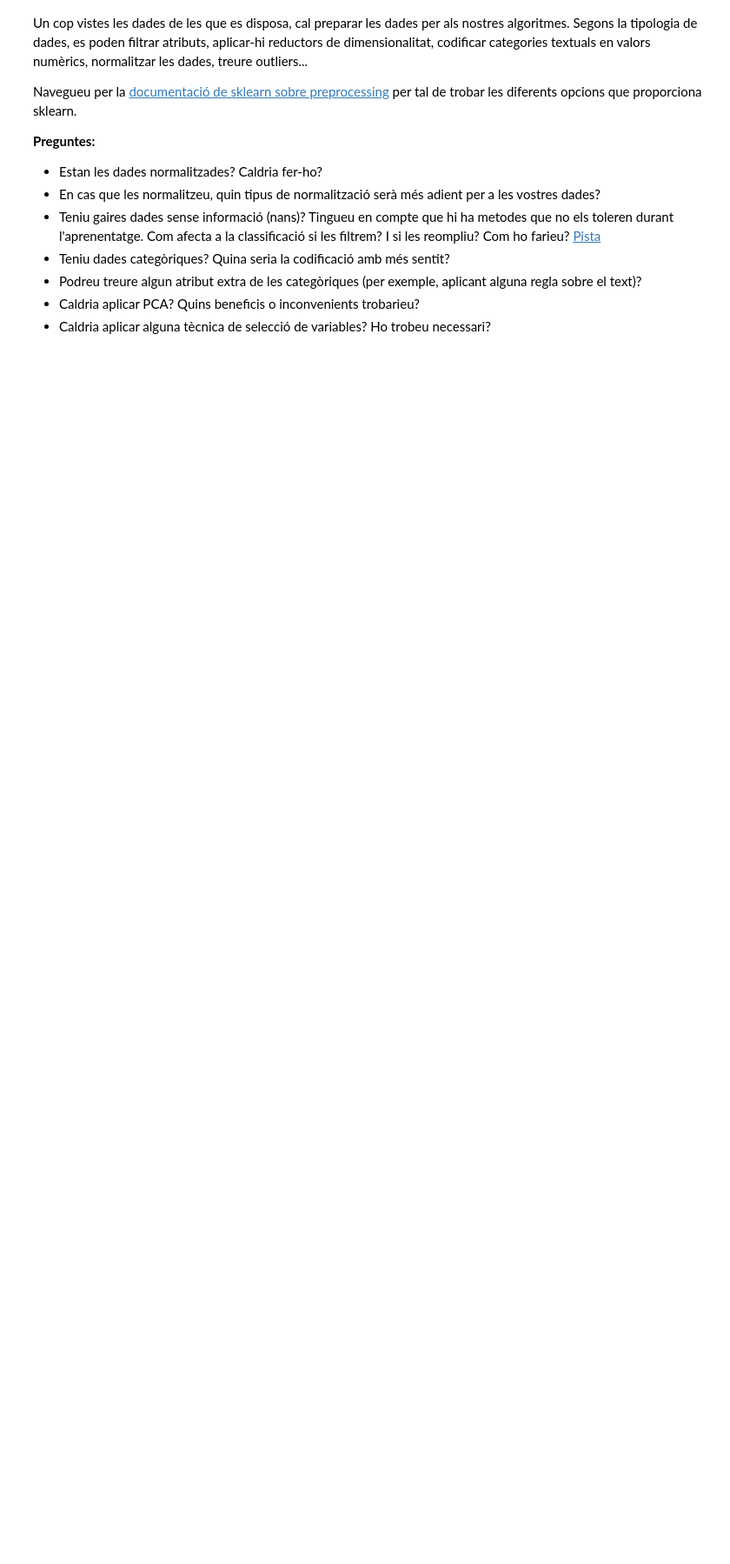
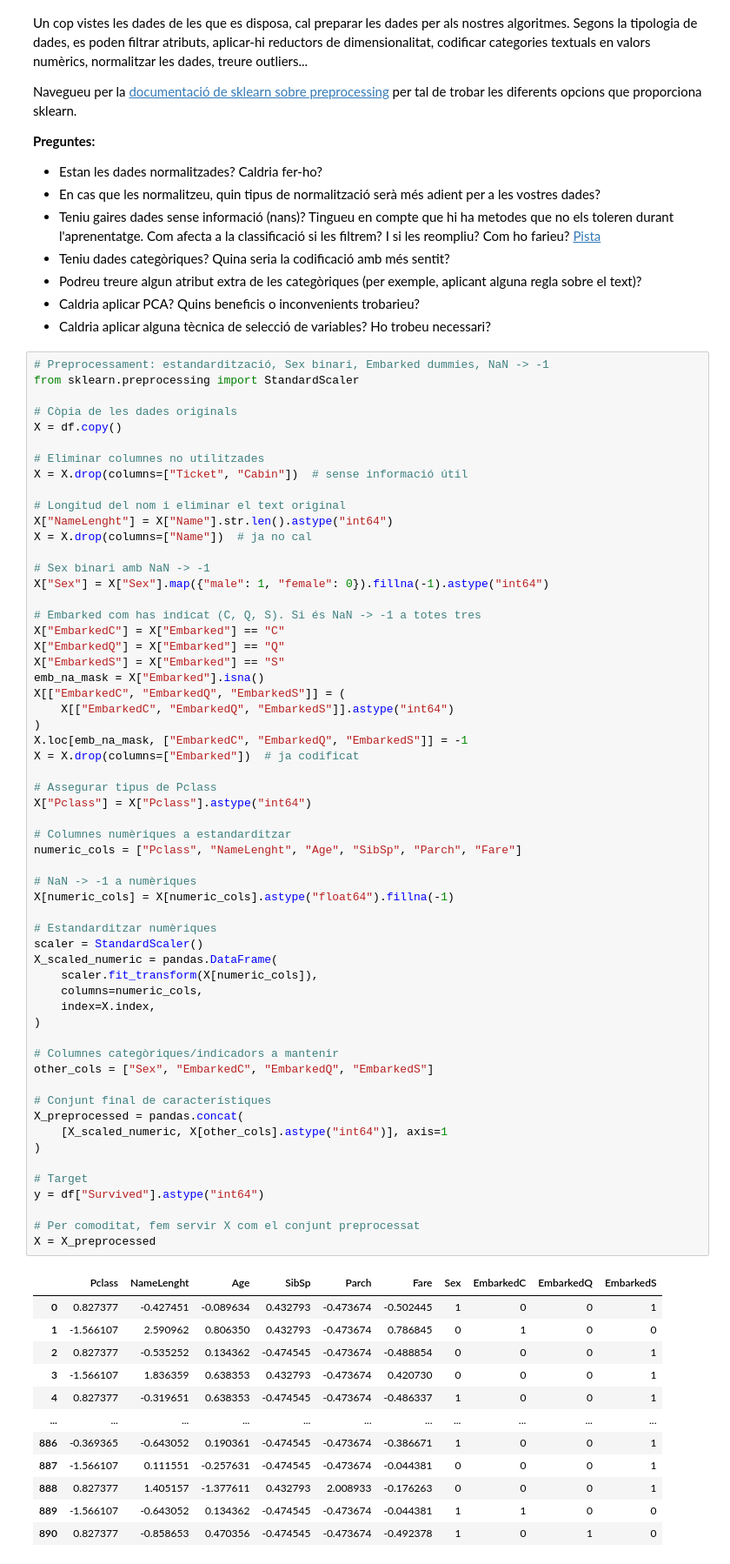
Before and after one commit to rogergc1/apc1, a Jupyter notebook: Practica.ipynb, the cells around one changed output. Shown: that part at 87% size. Drawn from its saved outputs; the diff is of its cells as text; blank space fills up the shorter version.

```diff
--- a/Practica.ipynb
+++ b/Practica.ipynb
@@ -169,3 +169,74 @@ Navegueu per la [documentació de sklearn sobre preprocessing](https://scikit-le
 * Podreu treure algun atribut extra de les categòriques (per exemple, aplicant alguna regla sobre el text)?
 * Caldria aplicar PCA? Quins beneficis o inconvenients trobarieu?
 * Caldria aplicar alguna tècnica de selecció de variables? Ho trobeu necessari?
+# %%
+# Preprocessament: estandardització, Sex binari, Embarked dummies, NaN -> -1
+from sklearn.preprocessing import StandardScaler
+
+# Còpia de les dades originals
+X = df.copy()
+
+# Eliminar columnes no utilitzades
+X = X.drop(columns=["Ticket", "Cabin"])  # sense informació útil
+
+# Longitud del nom i eliminar el text original
+X["NameLenght"] = X["Name"].str.len().astype("int64")
+X = X.drop(columns=["Name"])  # ja no cal
+
+# Sex binari amb NaN -> -1
+X["Sex"] = X["Sex"].map({"male": 1, "female": 0}).fillna(-1).astype("int64")
+
+# Embarked com has indicat (C, Q, S). Si és NaN -> -1 a totes tres
+X["EmbarkedC"] = X["Embarked"] == "C"
+X["EmbarkedQ"] = X["Embarked"] == "Q"
+X["EmbarkedS"] = X["Embarked"] == "S"
+emb_na_mask = X["Embarked"].isna()
+X[["EmbarkedC", "EmbarkedQ", "EmbarkedS"]] = (
+    X[["EmbarkedC", "EmbarkedQ", "EmbarkedS"]].astype("int64")
+)
+X.loc[emb_na_mask, ["EmbarkedC", "EmbarkedQ", "EmbarkedS"]] = -1
+X = X.drop(columns=["Embarked"])  # ja codificat
+
+# Assegurar tipus de Pclass
+X["Pclass"] = X["Pclass"].astype("int64")
+
+# Columnes numèriques a estandarditzar
+numeric_cols = ["Pclass", "NameLenght", "Age", "SibSp", "Parch", "Fare"]
+
+# NaN -> -1 a numèriques
+X[numeric_cols] = X[numeric_cols].astype("float64").fillna(-1)
+
+# Estandarditzar numèriques
+scaler = StandardScaler()
+X_scaled_numeric = pandas.DataFrame(
+    scaler.fit_transform(X[numeric_cols]),
+    columns=numeric_cols,
+    index=X.index,
+)
+
+# Columnes categòriques/indicadors a mantenir
+other_cols = ["Sex", "EmbarkedC", "EmbarkedQ", "EmbarkedS"]
+
+# Conjunt final de característiques
+X_preprocessed = pandas.concat(
+    [X_scaled_numeric, X[other_cols].astype("int64")], axis=1
+)
+
+# Target
+y = df["Survived"].astype("int64")
+
+# Per comoditat, fem servir X com el conjunt preprocessat
+X = X_preprocessed
+# %% [output]
+|  | Pclass | NameLenght | Age | SibSp | Parch | Fare | Sex | EmbarkedC | EmbarkedQ | EmbarkedS |
+| 0 | 0.827377 | -0.427451 | -0.089634 | 0.432793 | -0.473674 | -0.502445 | 1 | 0 | 0 | 1 |
+| 1 | -1.566107 | 2.590962 | 0.806350 | 0.432793 | -0.473674 | 0.786845 | 0 | 1 | 0 | 0 |
+| 2 | 0.827377 | -0.535252 | 0.134362 | -0.474545 | -0.473674 | -0.488854 | 0 | 0 | 0 | 1 |
+| 3 | -1.566107 | 1.836359 | 0.638353 | 0.432793 | -0.473674 | 0.420730 | 0 | 0 | 0 | 1 |
+| 4 | 0.827377 | -0.319651 | 0.638353 | -0.474545 | -0.473674 | -0.486337 | 1 | 0 | 0 | 1 |
+| ... | ... | ... | ... | ... | ... | ... | ... | ... | ... | ... |
+| 886 | -0.369365 | -0.643052 | 0.190361 | -0.474545 | -0.473674 | -0.386671 | 1 | 0 | 0 | 1 |
+| 887 | -1.566107 | 0.111551 | -0.257631 | -0.474545 | -0.473674 | -0.044381 | 0 | 0 | 0 | 1 |
+| 888 | 0.827377 | 1.405157 | -1.377611 | 0.432793 | 2.008933 | -0.176263 | 0 | 0 | 0 | 1 |
+| 889 | -1.566107 | -0.643052 | 0.134362 | -0.474545 | -0.473674 | -0.044381 | 1 | 1 | 0 | 0 |
+| 890 | 0.827377 | -0.858653 | 0.470356 | -0.474545 | -0.473674 | -0.492378 | 1 | 0 | 1 | 0 |
```
Also changed, not shown: parts of 1 cell of this notebook.
